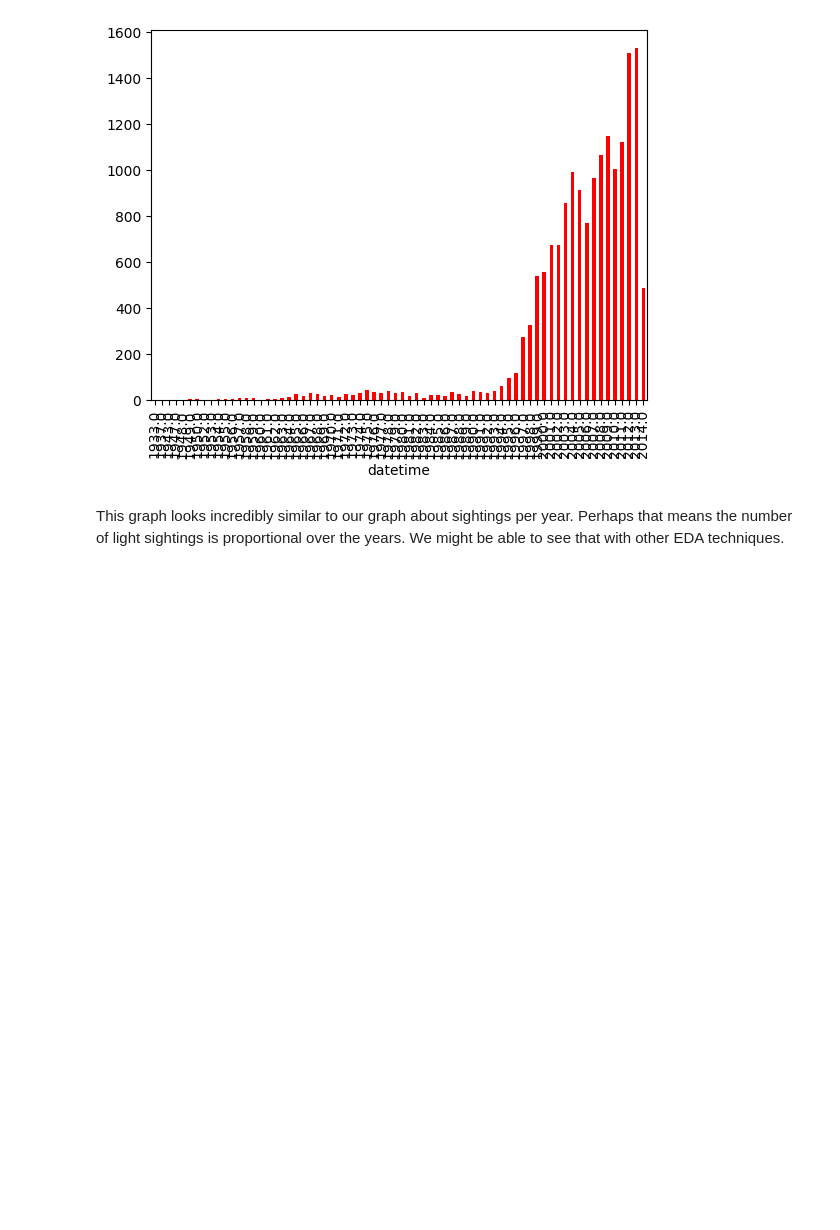
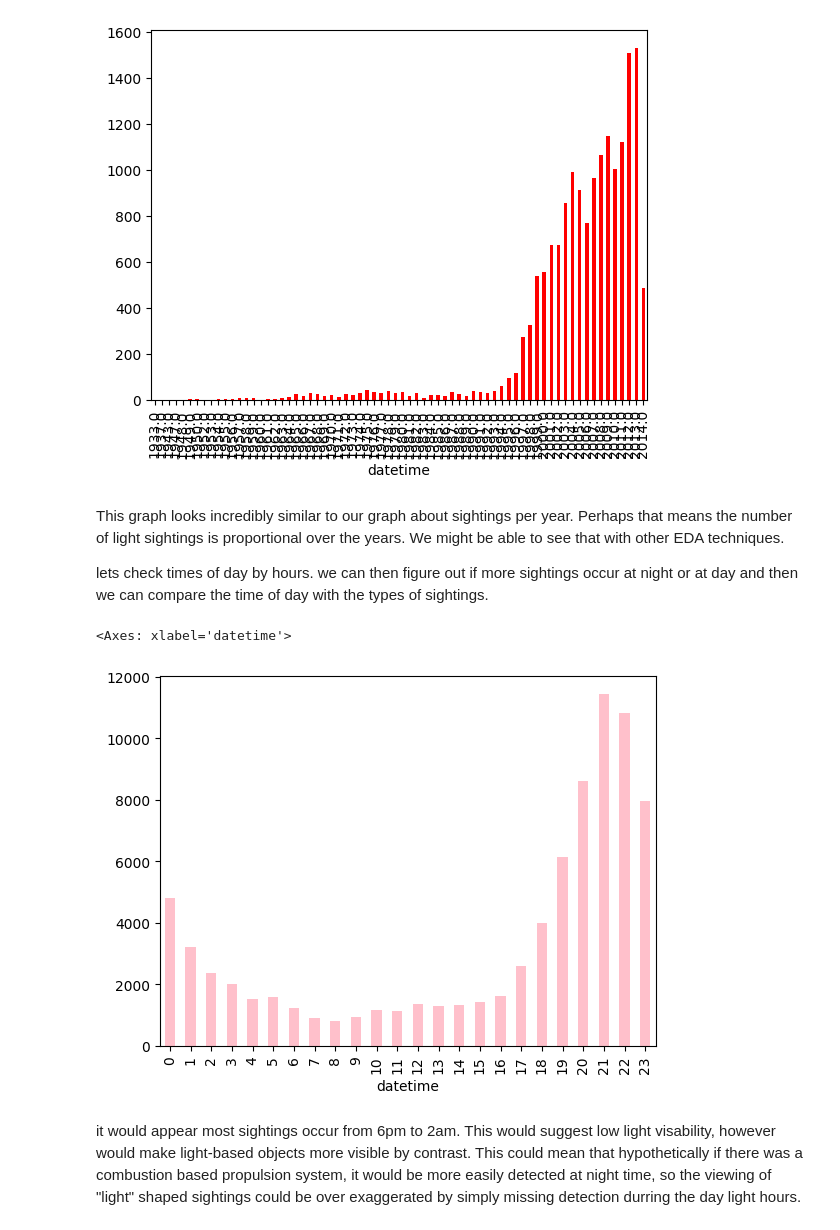
Before and after one commit to FischerLogan/statistical_analysis_of_aerial_phenomena, a Jupyter notebook: notebook/analyzing_sightings.ipynb, the cells around one changed output. Cells and saved outputs as stored; diff of their text form; code cells hidden in the pictures; blank space fills up the shorter version.

Commit message:
checked sightngs by hour, suggesting more light sightings at night

```diff
--- a/notebook/analyzing_sightings.ipynb
+++ b/notebook/analyzing_sightings.ipynb
@@ -167,3 +167,15 @@ yearly_count_light.plot(kind='bar', color='red')
 [figure]
 # %% [markdown]
 This graph looks incredibly similar to our graph about sightings per year. Perhaps that means the number of light sightings is proportional over the years. We might be able to see that with other EDA techniques.
+
+lets check times of day by hours. we can then figure out if more sightings occur at night or at day and then we can compare the time of day with the types of sightings.
+# %%
+#hourly count
+hourly_counts = df.groupby(df["datetime"].dt.hour).size()
+
+hourly_counts.plot(kind='bar', color = "pink")
+# %% [output]
+<Axes: xlabel='datetime'>
+[figure, added]
+# %% [markdown]
+it would appear most sightings occur from 6pm to 2am. This would suggest low light visability, however would make light-based objects more visible by contrast. This could mean that hypothetically if there was a combustion based propulsion system, it would be more easily detected at night time, so the viewing of "light" shaped sightings could be over exaggerated by simply missing detection durring the day light hours.
```
